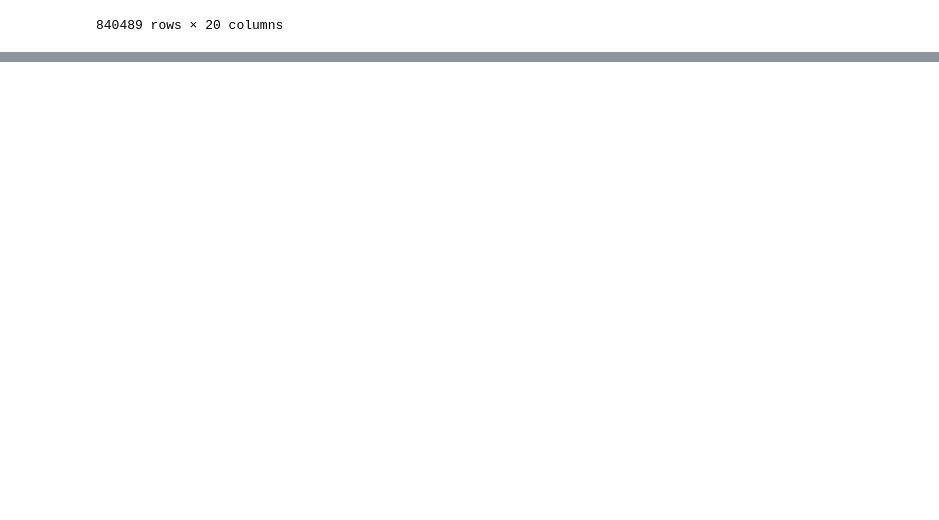
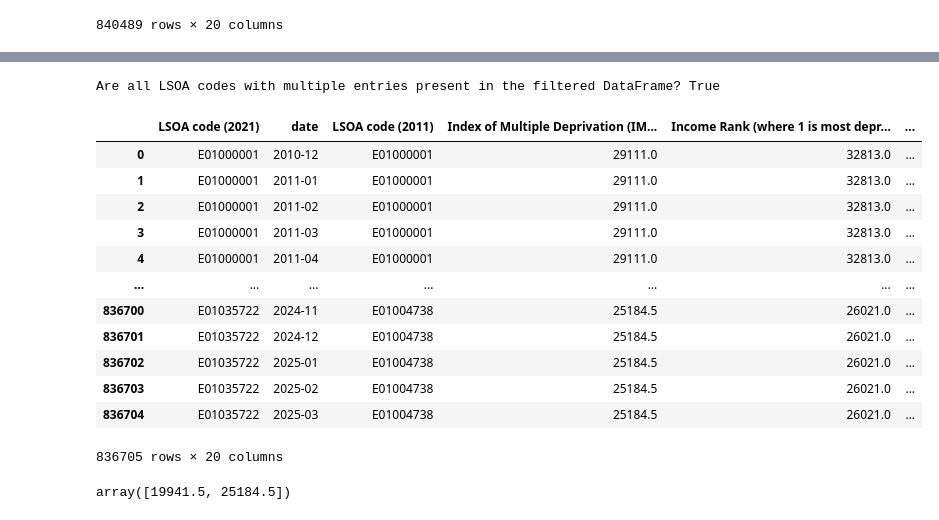
Before and after one commit to skyrimer/ARWCASP, a Jupyter notebook: Merge.ipynb, the cells around one changed output, grey strips where cells are left out. Drawn from its saved outputs; the diff is of its cells as text; code cells hidden in the pictures; blank space fills up the shorter version.

Commit message:
Update the merge process to remove duplicate rows

```diff
--- a/Merge.ipynb
+++ b/Merge.ipynb
@@ -600,0 +682,62 @@ merge
+# %%
+unique_lsoa_codes_in_filtered_df = df_filtered_by_multiple_lsoa_codes['LSOA21CD'].unique()
+
+# Check if the set of identified codes is a subset of the set of codes in the filtered DataFrame
+is_all_present = set(lsoa_codes_with_multiple_entries).issubset(set(unique_lsoa_codes_in_filtered_df))
+
+print(f"Are all LSOA codes with multiple entries present in the filtered DataFrame? {is_all_present}")
+# %% [output]
+Are all LSOA codes with multiple entries present in the filtered DataFrame? True
+# %%
+# Note that everything has been merged, we apply the following rule:
+# we take the average for all of the ranks for the previous LSOA's
+# we add burglaries, as well as all the locations
+
+aggregation_rules = {}
+
+# Define the columns to group by
+group_by_cols = ['LSOA code (2021)', 'date']
+
+# Iterate through all columns in the DataFrame to define aggregation rules
+for col in merge.columns:
+    if col in group_by_cols:
+        continue # Skip grouping columns
+    elif 'Rank' in col: # Case-sensitive check for 'Rank'
+        aggregation_rules[col] = 'mean'
+    elif 'locations' in col: # Case-sensitive check for 'locations'
+        aggregation_rules[col] = 'sum'
+    elif 'burglaries' in col: # Case-sensitive check for 'burglaries'
+        aggregation_rules[col] = 'sum'
+    else:
+        # For any other columns, you need to decide an aggregation strategy.
+        # Common strategies include 'first', 'last', 'mean', 'sum', etc.
+        # If the column has mixed types or unique values, 'first' or 'last' is often chosen
+        # if you simply want to retain one representative value.
+        aggregation_rules[col] = 'first' # Take the first value encountered
+
+# Group by 'LSOA21CD' and 'Date' and apply the dynamic aggregation rules
+deduplicated_merge = merge.groupby(group_by_cols).agg(aggregation_rules).reset_index()
+deduplicated_merge
+# %% [output]
+|  | LSOA code (2021) | date | LSOA code (2011) | Index of Multiple Deprivation (IM... | Income Rank (where 1 is most depr... | ... |
+| 0 | E01000001 | 2010-12 | E01000001 | 29111.0 | 32813.0 | ... |
+| 1 | E01000001 | 2011-01 | E01000001 | 29111.0 | 32813.0 | ... |
+| 2 | E01000001 | 2011-02 | E01000001 | 29111.0 | 32813.0 | ... |
+| 3 | E01000001 | 2011-03 | E01000001 | 29111.0 | 32813.0 | ... |
+| 4 | E01000001 | 2011-04 | E01000001 | 29111.0 | 32813.0 | ... |
+| ... | ... | ... | ... | ... | ... | ... |
+| 836700 | E01035722 | 2024-11 | E01004738 | 25184.5 | 26021.0 | ... |
+| 836701 | E01035722 | 2024-12 | E01004738 | 25184.5 | 26021.0 | ... |
+| 836702 | E01035722 | 2025-01 | E01004738 | 25184.5 | 26021.0 | ... |
+| 836703 | E01035722 | 2025-02 | E01004738 | 25184.5 | 26021.0 | ... |
+| 836704 | E01035722 | 2025-03 | E01004738 | 25184.5 | 26021.0 | ... |
+836705 rows × 20 columns
+# %%
+# check if the merge was a success
+imd_rank_column = 'Index of Multiple Deprivation (IMD) Rank (where 1 is most deprived)'
+
+lsoa_data = deduplicated_merge[deduplicated_merge['LSOA code (2021)'] == 'E01035722']
+unique_imd_ranks = lsoa_data[imd_rank_column].unique()
+unique_imd_ranks
+# %% [output]
+array([19941.5, 25184.5])
```
Also changed, not shown: parts of 12 cells of this notebook, 1 other file.
